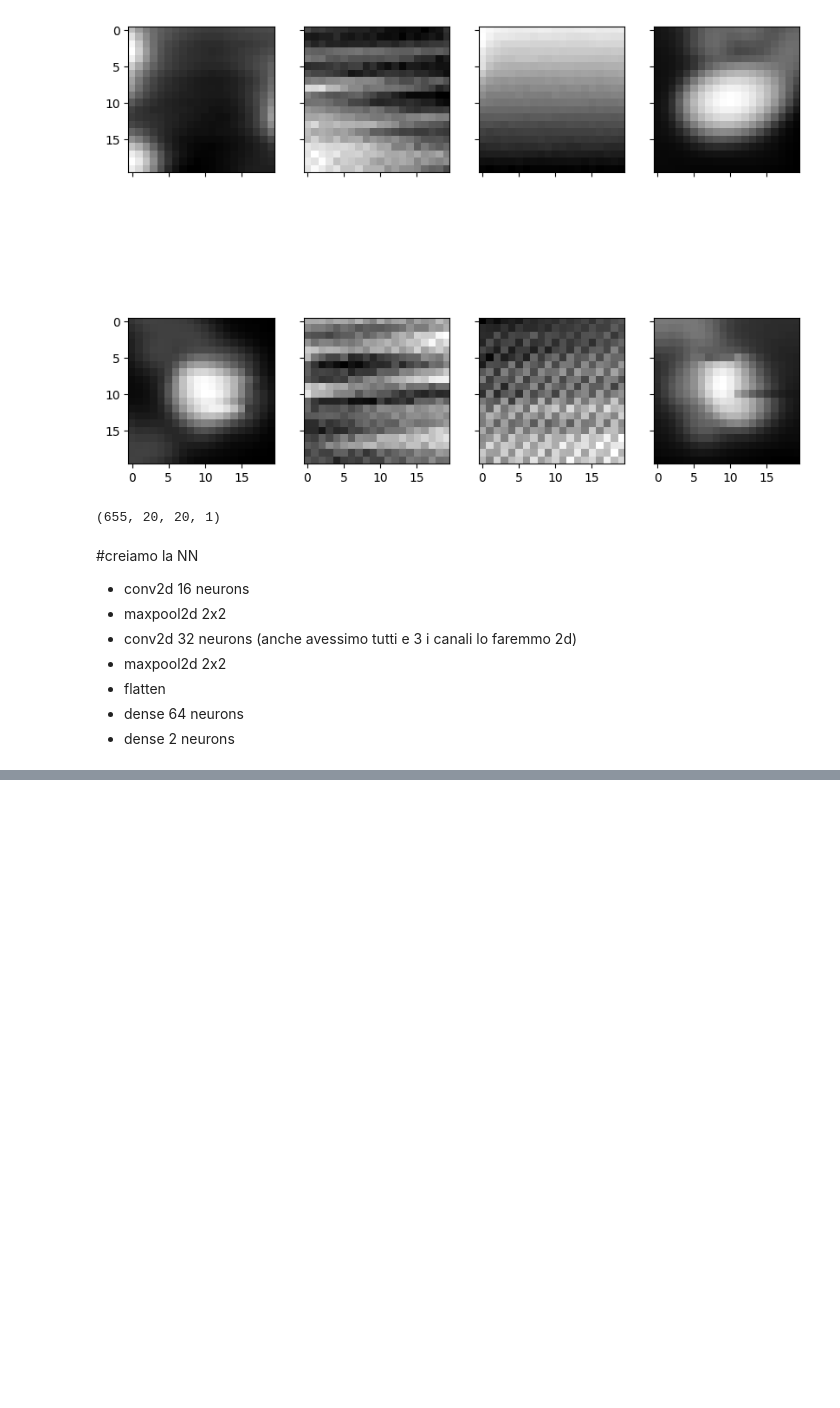
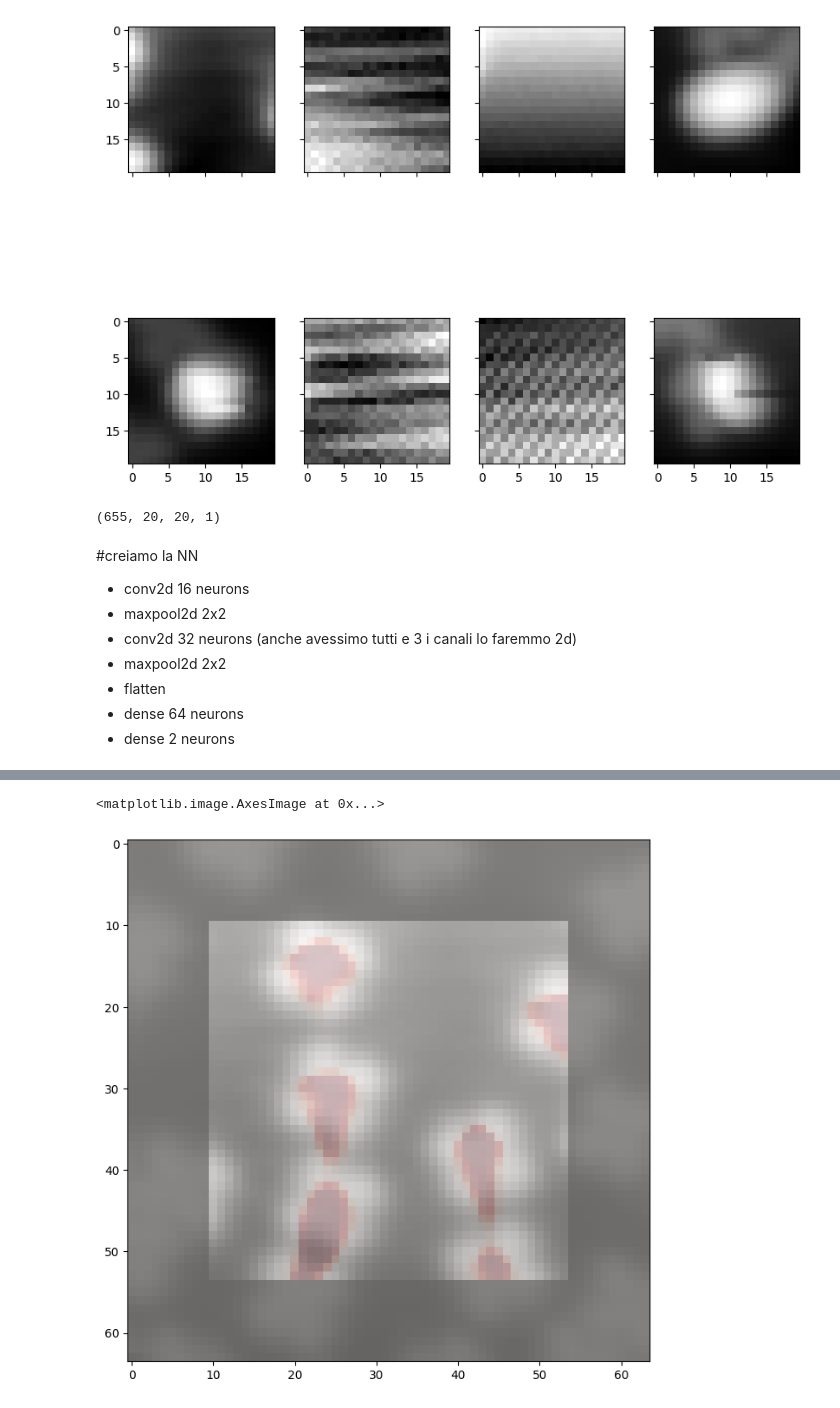
Before and after one commit to massimocipressi/MLPNS_MCipressi, a Jupyter notebook: MPLNS_27_4.ipynb, the cells around one changed output, grey strips where cells are left out. Saved outputs shown, nothing was run; the diff lists cells and outputs as text; code cells hidden in the pictures; blank space fills up the shorter version.

```diff
--- a/MPLNS_27_4.ipynb
+++ b/MPLNS_27_4.ipynb
@@ -279,0 +341,12 @@ loss_tr,acc_tr,loss_test,acc_test #qui vedo che funziona con i pezzi piccoli
+# %%
+plt.imshow(img, alpha=0.5)
+actualimg = img.copy()
+actualimg[:wid,:] = 0
+actualimg[-wid:,:] = 0
+actualimg[:,:wid] = 0
+actualimg[:,-wid:] = 0
+plt.imshow(actualimg, alpha=0.5)
+plt.imshow(pimg, cmap="Reds", alpha=0.2)
+# %% [output]
+<matplotlib.image.AxesImage at 0x...>
+[figure, added]
```
Also changed, not shown: parts of 23 cells of this notebook.
